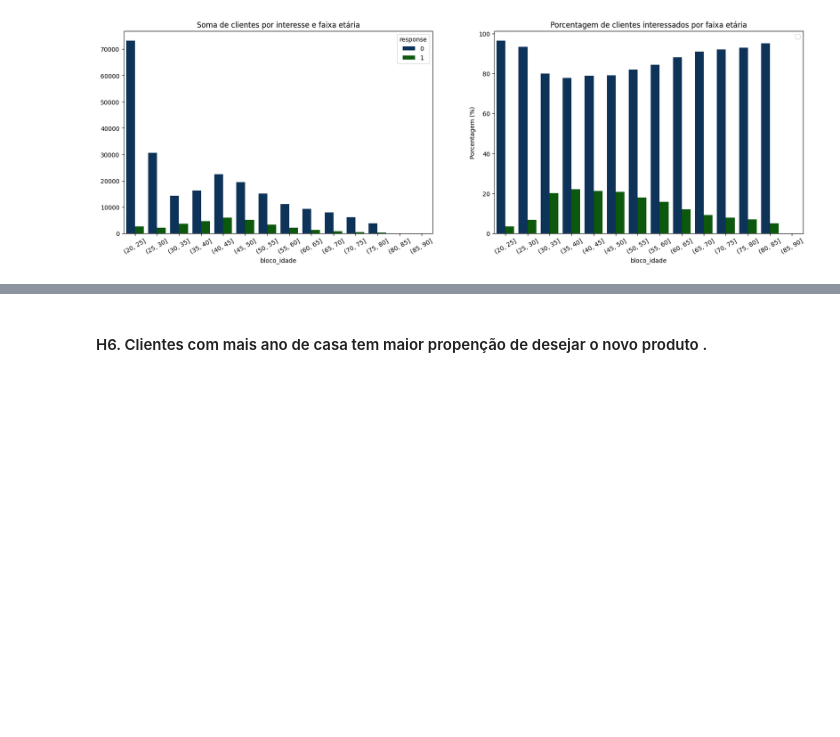
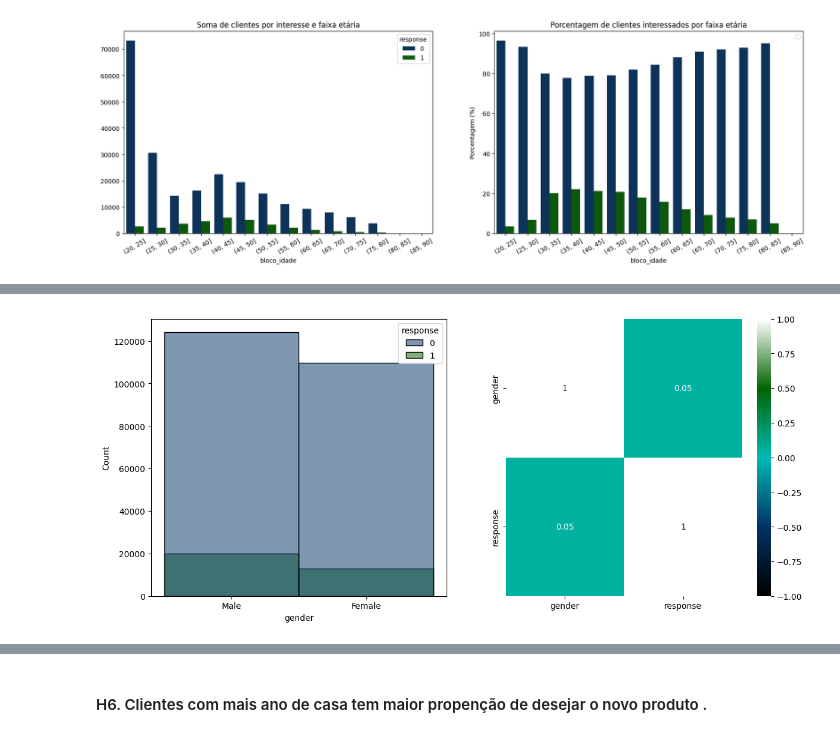
Before and after one commit to RafaelLuckner/Propensao_Compra, a Jupyter notebook: propensao_projeto.ipynb, the cells around one changed output, grey strips where cells are left out. Saved outputs shown, nothing was run; the diff lists cells and outputs as text; code cells hidden in the pictures; blank space fills up the shorter version.

```diff
--- a/propensao_projeto.ipynb
+++ b/propensao_projeto.ipynb
@@ -462,0 +484,11 @@ plt.ylabel('Porcentagem (%)');
+# %%
+plt.figure(figsize = (14,6))
+plt.subplot(1,2,1)
+sns.histplot(data = dfaux1, x= 'gender',hue = 'response')
+
+plt.subplot(1,2,2)
+dfaux = df2[['gender','response']].copy()
+dfaux['gender'] = dfaux['gender'].map(lambda x: 1 if x=='Male' else 0)
+sns.heatmap(dfaux.corr(method='pearson'), annot = True, vmin=-1, vmax=1, cmap = custom_cmap);
+# %% [output]
+[figure, added]
```
Also changed, not shown: parts of 11 cells of this notebook.
